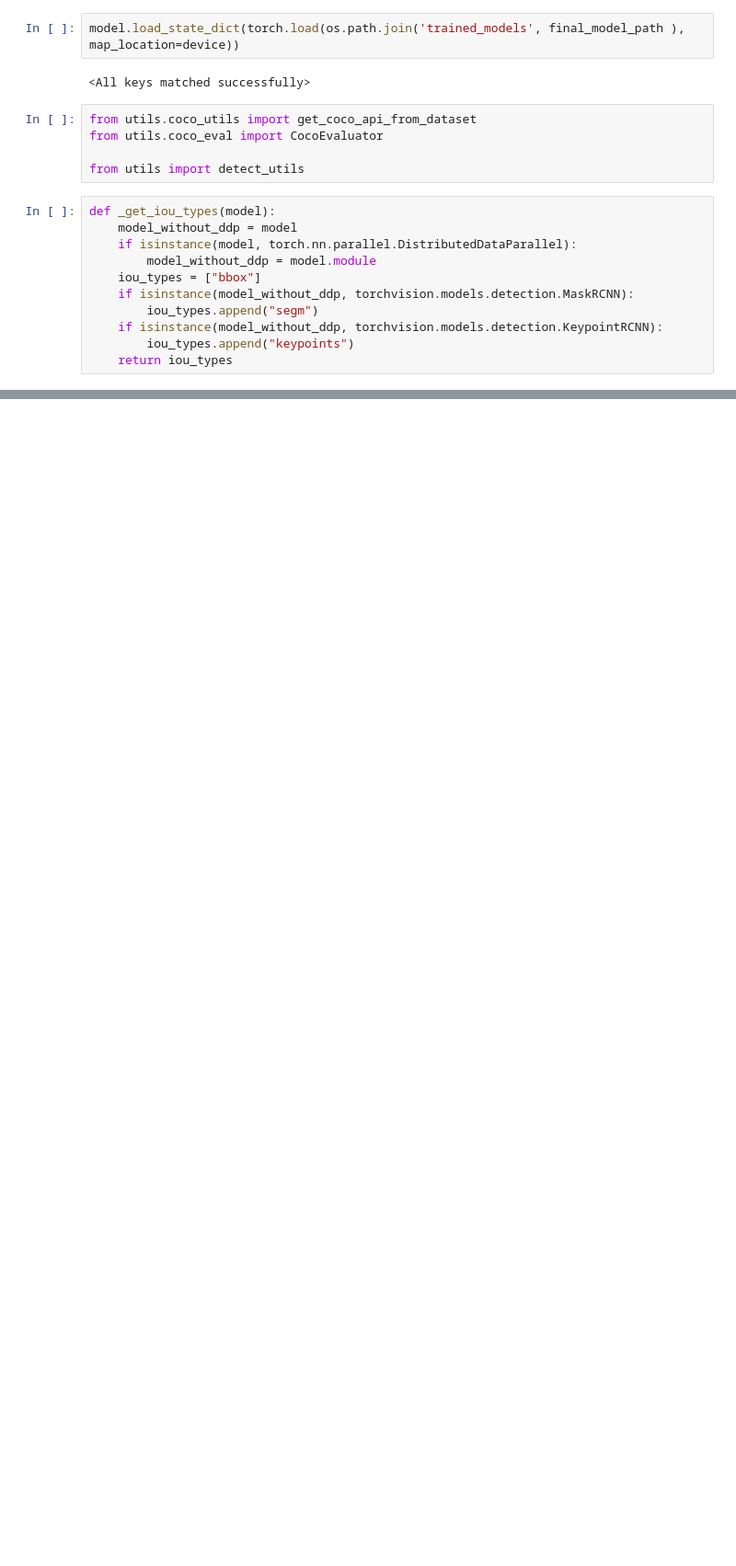
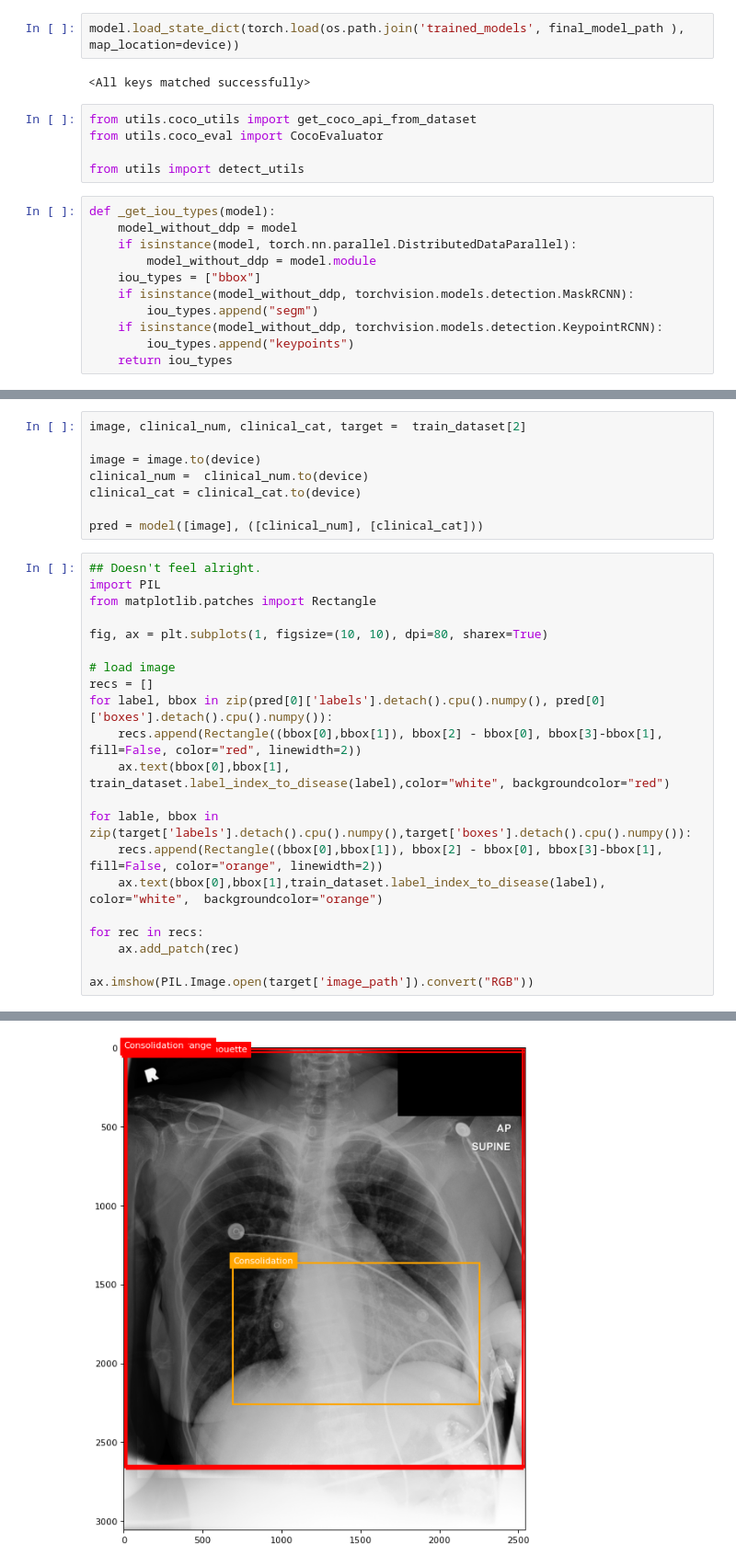
Before and after one commit to ChihchengHsieh/multimodal-abnormalities-detection, a Jupyter notebook: [4] training_result_eval.ipynb, the cells around one changed output, grey strips where cells are left out. Shown at 92% size. Cells and saved outputs as stored; diff of their text form; blank space fills up the shorter version.

Commit message:
dealing with training problem.

```diff
--- a/[4] training_result_eval.ipynb
+++ b/[4] training_result_eval.ipynb
@@ -224,0 +281,30 @@ torch.set_num_threads(n_threads)
+# %%
+image, clinical_num, clinical_cat, target =  train_dataset[2]
+
+image = image.to(device)
+clinical_num =  clinical_num.to(device)
+clinical_cat = clinical_cat.to(device)
+
+pred = model([image], ([clinical_num], [clinical_cat]))
+# %%
+## Doesn't feel alright.
+import PIL
+from matplotlib.patches import Rectangle
+
+fig, ax = plt.subplots(1, figsize=(10, 10), dpi=80, sharex=True)
+
+# load image
+recs = []
+for label, bbox in zip(pred[0]['labels'].detach().cpu().numpy(), pred[0]['boxes'].detach().cpu().numpy()):
+    recs.append(Rectangle((bbox[0],bbox[1]), bbox[2] - bbox[0], bbox[3]-bbox[1], fill=False, color="red", linewidth=2))
+    ax.text(bbox[0],bbox[1], train_dataset.label_index_to_disease(label),color="white", backgroundcolor="red")
+
+for lable, bbox in zip(target['labels'].detach().cpu().numpy(),target['boxes'].detach().cpu().numpy()):
+    recs.append(Rectangle((bbox[0],bbox[1]), bbox[2] - bbox[0], bbox[3]-bbox[1], fill=False, color="orange", linewidth=2))
+    ax.text(bbox[0],bbox[1],train_dataset.label_index_to_disease(label), color="white",  backgroundcolor="orange")
+
+for rec in recs:
+    ax.add_patch(rec)
+
+ax.imshow(PIL.Image.open(target['image_path']).convert("RGB"))
+# %% [output]
@@ -224,0 +312 @@ torch.set_num_threads(n_threads)
+[figure, added]
```
Also changed, not shown: parts of 17 cells of this notebook, 4 other files.
